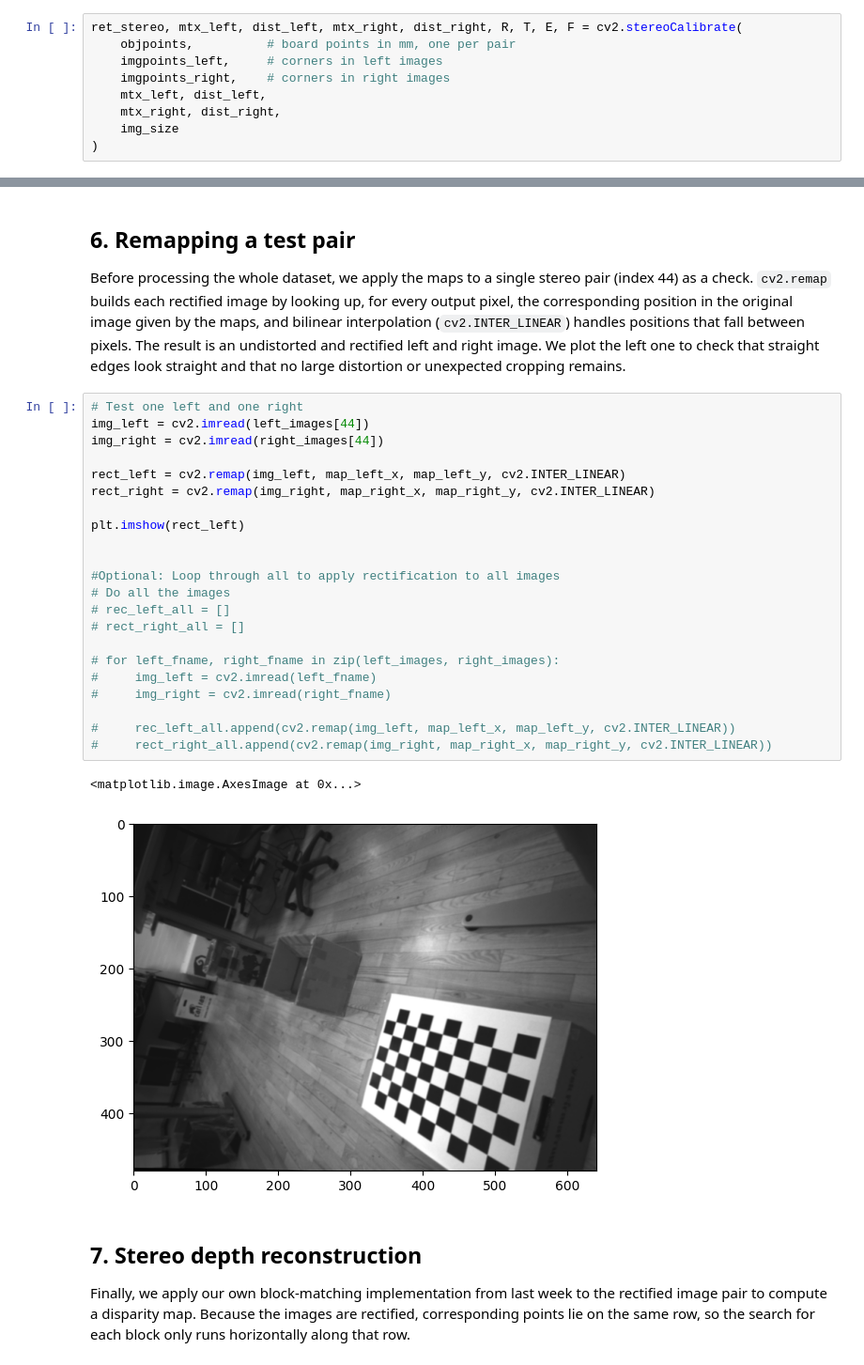
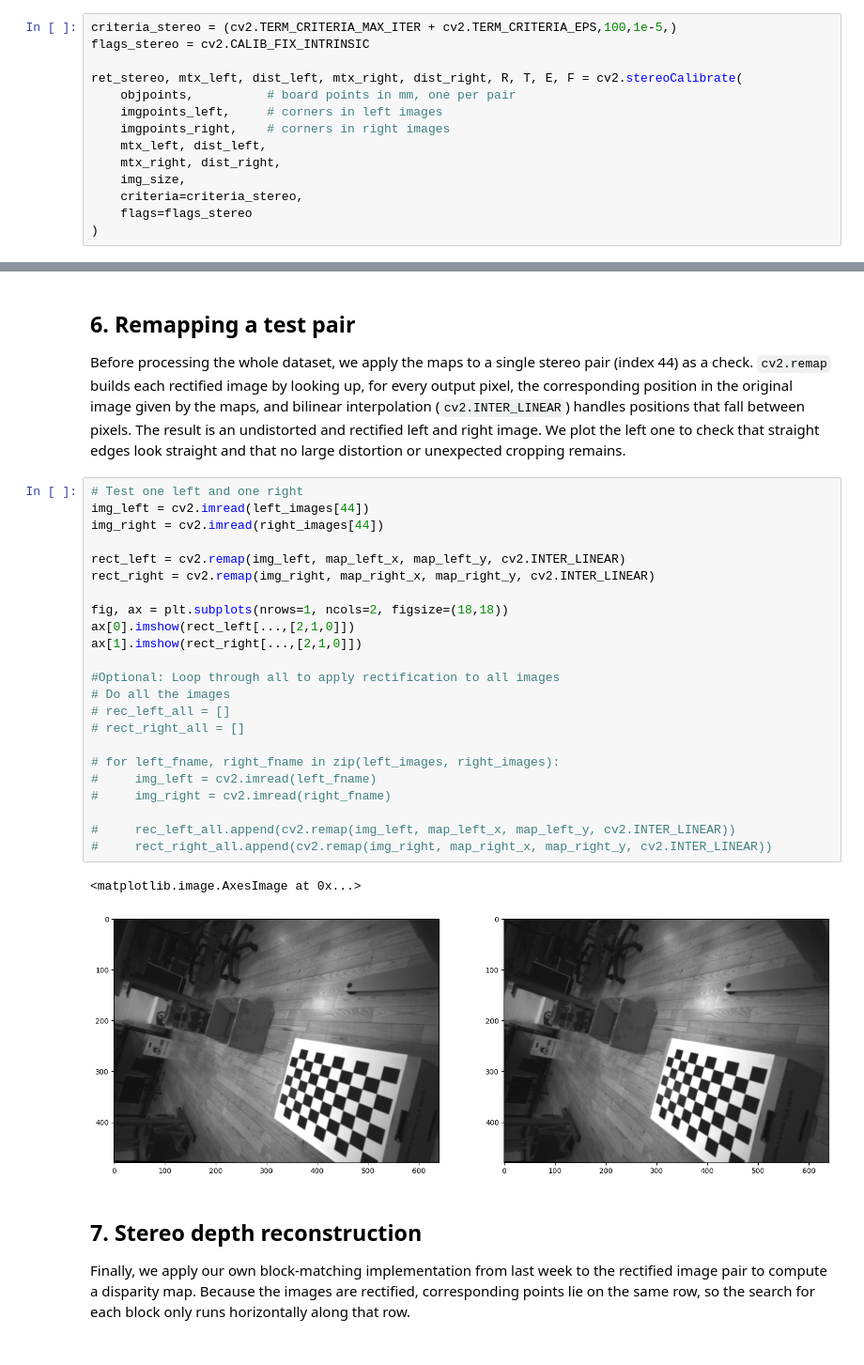
Before and after one commit to sylmester/pfas-weekly-projects, a Jupyter notebook: week4/Weekly Project/group25_week4.ipynb, the cells around one changed output, grey strips where cells are left out. Shown at 94% size. Cells and saved outputs as stored; diff of their text form.

```diff
--- a/week4/Weekly Project/group25_week4.ipynb
+++ b/week4/Weekly Project/group25_week4.ipynb
@@ -77,13 +75,18 @@ ret_right, mtx_right, dist_right, rvecs_right, tvecs_right = cv2.calibrateCamera
 
 `cv2.stereoCalibrate` uses the corner correspondences from both cameras to estimate the relative pose between them: the rotation `R` and translation `T` that take points from the left camera frame to the right camera frame. Because the object points are in millimetres, `T` is also in millimetres, and its length is the baseline used later for depth. The intrinsics from `calibrateCamera` are passed in and kept fixed, which is OpenCV's default (`CALIB_FIX_INTRINSIC`), so only the extrinsics are solved for. The function also returns the essential and fundamental matrices `E` and `F`, which describe the epipolar geometry of the pair, and the RMS reprojection error `ret_stereo` as a measure of calibration quality.
 # %%
+criteria_stereo = (cv2.TERM_CRITERIA_MAX_ITER + cv2.TERM_CRITERIA_EPS,100,1e-5,)
+flags_stereo = cv2.CALIB_FIX_INTRINSIC
+
 ret_stereo, mtx_left, dist_left, mtx_right, dist_right, R, T, E, F = cv2.stereoCalibrate(
     objpoints,          # board points in mm, one per pair
     imgpoints_left,     # corners in left images
     imgpoints_right,    # corners in right images
     mtx_left, dist_left,
     mtx_right, dist_right,
-    img_size
+    img_size,
+    criteria=criteria_stereo,
+    flags=flags_stereo
 )
 # %% [markdown]
 ## 4. Stereo rectification
@@ -105,28 +108,29 @@ Before processing the whole dataset, we apply the maps to a single stereo pair (
 # %%
 # Test one left and one right
 img_left = cv2.imread(left_images[44])
 img_right = cv2.imread(right_images[44])
 
 rect_left = cv2.remap(img_left, map_left_x, map_left_y, cv2.INTER_LINEAR)
 rect_right = cv2.remap(img_right, map_right_x, map_right_y, cv2.INTER_LINEAR)
 
-plt.imshow(rect_left)
-
+fig, ax = plt.subplots(nrows=1, ncols=2, figsize=(18,18))
+ax[0].imshow(rect_left[...,[2,1,0]])
+ax[1].imshow(rect_right[...,[2,1,0]])
 
 #Optional: Loop through all to apply rectification to all images
 # Do all the images
 # rec_left_all = []
 # rect_right_all = []
 
 # for left_fname, right_fname in zip(left_images, right_images):
 #     img_left = cv2.imread(left_fname)
 #     img_right = cv2.imread(right_fname)
 
 #     rec_left_all.append(cv2.remap(img_left, map_left_x, map_left_y, cv2.INTER_LINEAR))
 #     rect_right_all.append(cv2.remap(img_right, map_right_x, map_right_y, cv2.INTER_LINEAR))
 # %% [output]
 <matplotlib.image.AxesImage at 0x...>
-[figure, old version]
+[figure, new version]
 # %% [markdown]
 ## 7. Stereo depth reconstruction
 
```
Also changed, not shown: parts of 11 cells of this notebook.
